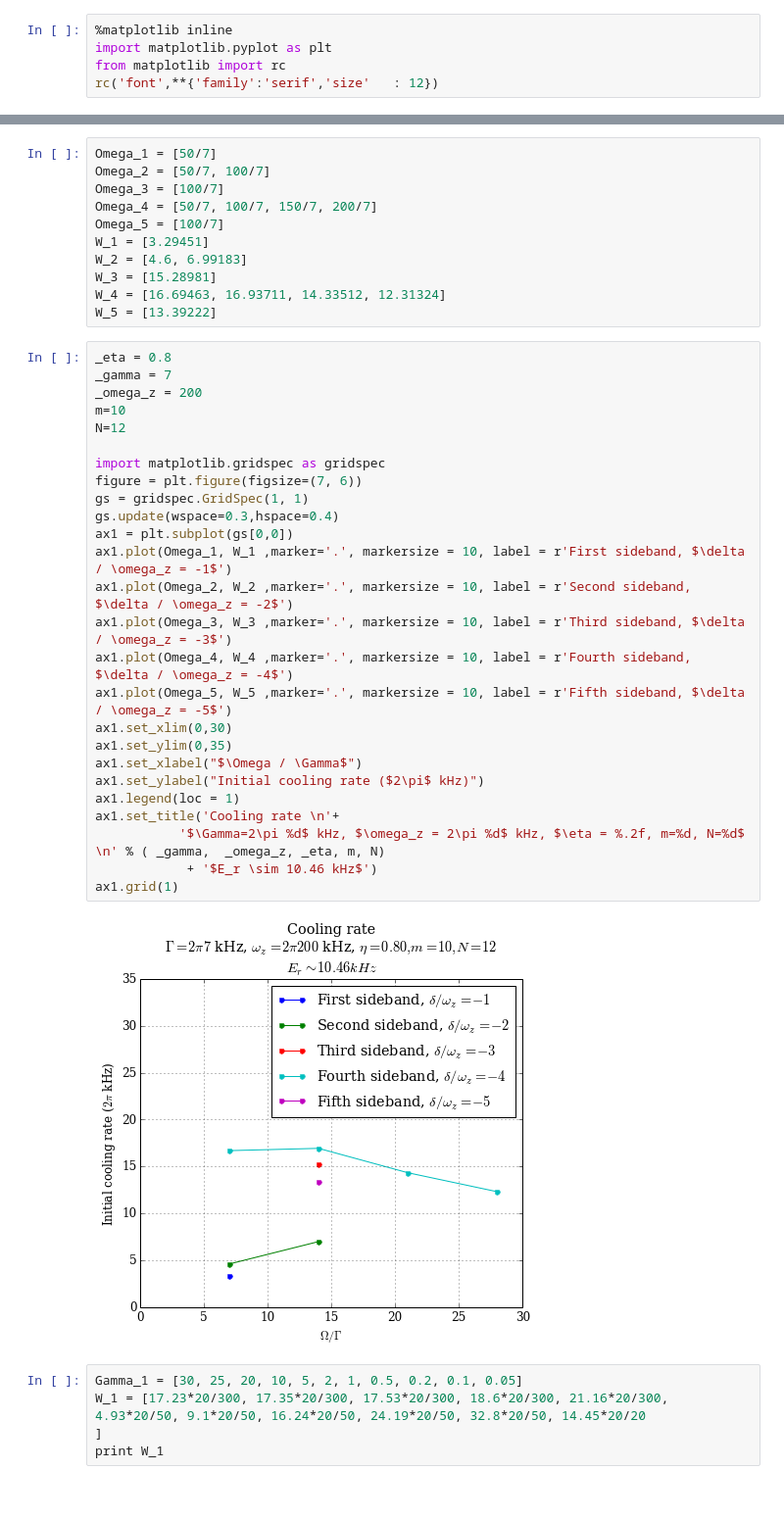
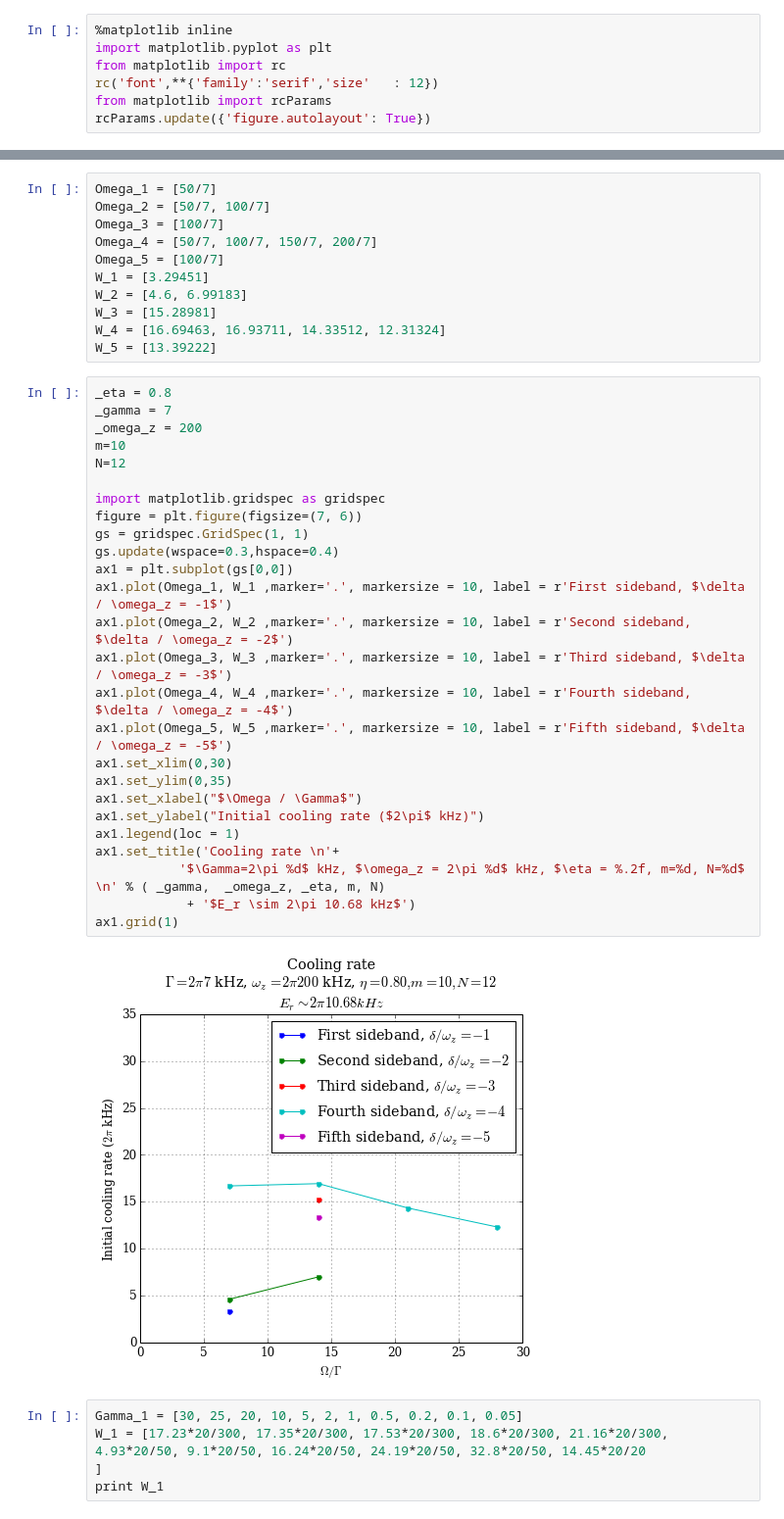
Before and after one commit to caridlin/SidebandCoolingTheory, a Jupyter notebook: Cooling rate.ipynb, the cells around one changed output, grey strips where cells are left out. Shown at 98% size. Saved outputs shown, nothing was run; the diff lists cells and outputs as text.

```diff
--- a/Cooling rate.ipynb
+++ b/Cooling rate.ipynb
@@ -3,6 +3,8 @@
 import matplotlib.pyplot as plt
 from matplotlib import rc
 rc('font',**{'family':'serif','size'   : 12})
+from matplotlib import rcParams
+rcParams.update({'figure.autolayout': True})
 # %%
 Omega_1 = [10/7, 50/7, 200/7]
 Omega_2 = [30/7, 50/7, 100/7, 200/7, 500/7]
@@ -49,31 +51,31 @@ W_5 = [13.39222]
 # %%
 _eta = 0.8
 _gamma = 7
 _omega_z = 200
 m=10
 N=12
 
 import matplotlib.gridspec as gridspec
 figure = plt.figure(figsize=(7, 6))
 gs = gridspec.GridSpec(1, 1)
 gs.update(wspace=0.3,hspace=0.4)
 ax1 = plt.subplot(gs[0,0])
 ax1.plot(Omega_1, W_1 ,marker='.', markersize = 10, label = r'First sideband, $\delta / \omega_z = -1$')
 ax1.plot(Omega_2, W_2 ,marker='.', markersize = 10, label = r'Second sideband, $\delta / \omega_z = -2$')
 ax1.plot(Omega_3, W_3 ,marker='.', markersize = 10, label = r'Third sideband, $\delta / \omega_z = -3$')
 ax1.plot(Omega_4, W_4 ,marker='.', markersize = 10, label = r'Fourth sideband, $\delta / \omega_z = -4$')
 ax1.plot(Omega_5, W_5 ,marker='.', markersize = 10, label = r'Fifth sideband, $\delta / \omega_z = -5$')
 ax1.set_xlim(0,30)
 ax1.set_ylim(0,35)
 ax1.set_xlabel("$\Omega / \Gamma$")
 ax1.set_ylabel("Initial cooling rate ($2\pi$ kHz)")
 ax1.legend(loc = 1)
 ax1.set_title('Cooling rate \n'+
            '$\Gamma=2\pi %d$ kHz, $\omega_z = 2\pi %d$ kHz, $\eta = %.2f, m=%d, N=%d$ \n' % ( _gamma,  _omega_z, _eta, m, N)
-            + '$E_r \sim 10.46 kHz$')
+            + '$E_r \sim 2\pi 10.68 kHz$')
 ax1.grid(1)
 # %% [output]
-[figure, old version]
+[figure, new version]
 # %%
 Gamma_1 = [30, 25, 20, 10, 5, 2, 1, 0.5, 0.2, 0.1, 0.05]
 W_1 = [17.23*20/300, 17.35*20/300, 17.53*20/300, 18.6*20/300, 21.16*20/300, 4.93*20/50, 9.1*20/50, 16.24*20/50, 24.19*20/50, 32.8*20/50, 14.45*20/20
```
Also changed, not shown: parts of 18 cells of this notebook.
